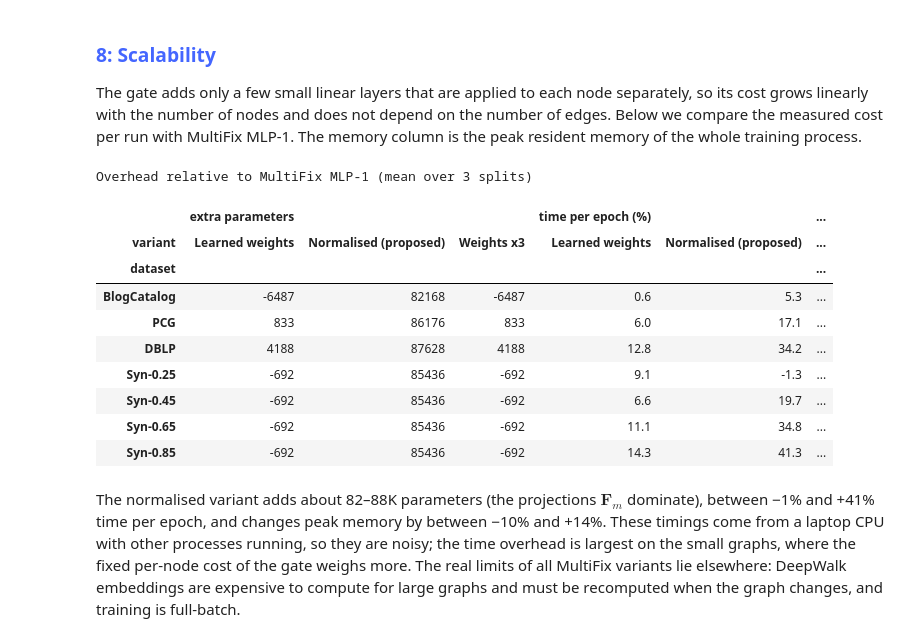
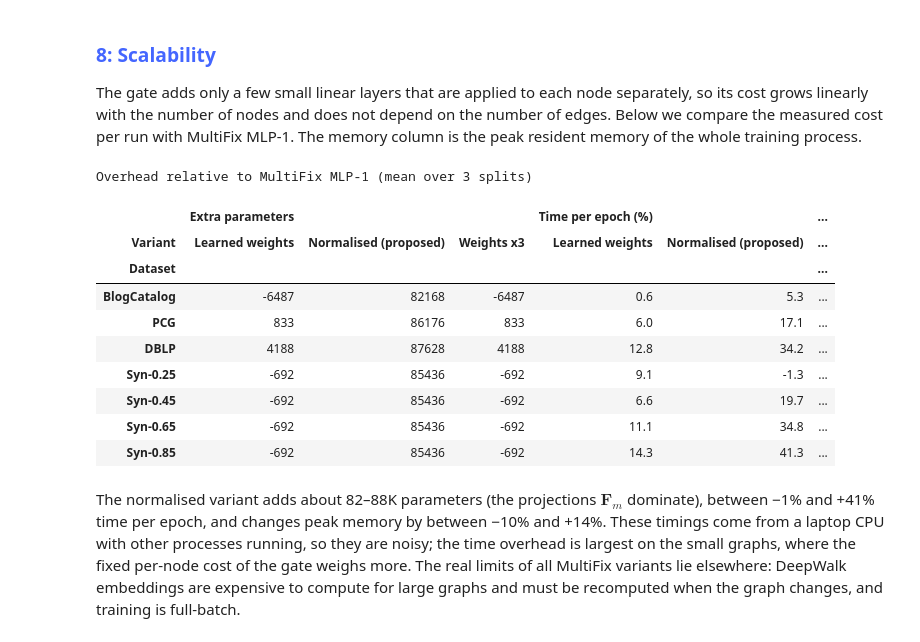
Before and after one commit to TimH149/GraphML, a Jupyter notebook: Project_Notebook.ipynb, the cells around one changed output. Drawn from its saved outputs; the diff is of its cells as text; code cells hidden in the pictures.

```diff
--- a/Project_Notebook.ipynb
+++ b/Project_Notebook.ipynb
@@ -691,23 +692,3 @@ plt.show()
 [figure]
 # %% [markdown]
 **Testing H1.** H1 concerns the datasets on which a simple baseline (GCN, MajorityVote or CorGCN) beats GNN-MultiFix. On those datasets, weighting should improve **each** of AP, macro-F1 and AUROC by at least 10% relative to MultiFix. Below we list, for every dataset, which metrics a baseline wins on and the relative change of each weighting variant on each metric. Then we check whether the ≥10% criterion holds for all three metrics at once.
-# %%
-baseline_names = list(BASELINES["test_ap_macro"])
-rel_rows, h1_rows = [], []
-for d in DATASETS:
-    beaten_on = [METRICS[m] for m in METRICS
-                 if max(tables[m].loc[b, d] for b in baseline_names) > tables[m].loc["MultiFix MLP-1", d]]
-    for v in MAIN[1:]:
-        change = {METRICS[m]: 100 * (tables[m].loc[v, d] / tables[m].loc["MultiFix MLP-1", d] - 1) for m in METRICS}
-        rel_rows.append({"dataset": NAMES[d], "variant": v, **{k: round(c, 1) for k, c in change.items()}})
-        h1_rows.append({"dataset": NAMES[d], "variant": v,
-                        "baseline beats MultiFix on": ", ".join(beaten_on) or "-",
-                        "metrics with >= +10%": ", ".join(k for k, c in change.items() if c >= 10) or "-",
-                        "H1 holds": bool(beaten_on) and all(c >= 10 for c in change.values())})
-
-print("Relative change (%) of each weighting variant w.r.t. MultiFix MLP-1 (test, mean over splits):")
-display(pd.DataFrame(rel_rows).pivot(index="variant", columns="dataset", values=list(METRICS.values()))
-        .reindex(columns=[NAMES[d] for d in DATASETS], level=1))
-h1 = pd.DataFrame(h1_rows)
-display(h1[h1["variant"] == "Normalised (proposed)"].set_index("dataset").drop(columns="variant"))
-print("Datasets where any weighting variant satisfies H1:", list(h1.loc[h1["H1 holds"], "dataset"].unique()) or "None")
@@ -928,15 +937,15 @@ Spearman correlations on the test nodes with degree > 0, mean over the 3 splits
 g = nodes[(nodes["ds"] == "hyper_homo045") & (nodes["split"] == 0) & (nodes["degree"] > 0)]
 fig, axes = plt.subplots(1, 2, figsize=(10, 3.4), dpi=300, sharey=True)
 axes[0].scatter(g["local_homophily"], g["w_label"], s=10, alpha=0.5, color=MODULE_COLORS["label"], edgecolors="none")
-axes[0].set_xlabel("local label homophily")
-axes[0].set_ylabel(r"label-module weight $\alpha^L_i$")
+axes[0].set_xlabel("Local label homophily")
+axes[0].set_ylabel(r"Label-module weight $\alpha^L_i$")
 axes[1].scatter(g["degree"], g["w_label"], s=10, alpha=0.5, color=MODULE_COLORS["label"], edgecolors="none")
 axes[1].set_xscale("log")
-axes[1].set_xlabel("degree (log)")
+axes[1].set_xlabel("Degree (log)")
 for ax, col in zip(axes, ["local_homophily", "degree"]):
     r = spearmanr(g[col], g["w_label"]).correlation
     ax.text(0.03, 0.92, rf"Spearman $\rho$ = {r:+.2f}", transform=ax.transAxes)
-fig.suptitle("Syn-0.45, split 0: test nodes of the normalised variant", fontsize=9)
+fig.suptitle("Syn-0.45, split 0: Test nodes of the Normalised variant", fontsize=9)
 plt.tight_layout()
 plt.show()
 # %% [output]
@@ -1004,22 +1013,22 @@ The gate adds only a few small linear layers that are applied to each node separ
 # %%
 cost = runs[runs["variant"].isin(MAIN)].groupby(["ds", "variant"]).agg(
     params=("num_params", "first"), sec_per_epoch=("sec_per_epoch", "mean"), peak_rss=("peak_rss", "mean"))
 ref = cost.xs("MultiFix MLP-1", level="variant")
 rows = []
 for (d, v), r in cost.iterrows():
     if v == "MultiFix MLP-1":
         continue
-    rows.append({"dataset": NAMES[d], "variant": v, "extra parameters": int(r["params"] - ref.loc[d, "params"]),
-                 "time per epoch (%)": round(100 * (r["sec_per_epoch"] / ref.loc[d, "sec_per_epoch"] - 1), 1),
-                 "peak memory (%)": round(100 * (r["peak_rss"] / ref.loc[d, "peak_rss"] - 1), 1)})
-cost_table = pd.DataFrame(rows).pivot(index="dataset", columns="variant").reindex([NAMES[d] for d in DATASETS])
+    rows.append({"Dataset": NAMES[d], "Variant": v, "Extra parameters": int(r["params"] - ref.loc[d, "params"]),
+                 "Time per epoch (%)": round(100 * (r["sec_per_epoch"] / ref.loc[d, "sec_per_epoch"] - 1), 1),
+                 "Peak memory (%)": round(100 * (r["peak_rss"] / ref.loc[d, "peak_rss"] - 1), 1)})
+cost_table = pd.DataFrame(rows).pivot(index="Dataset", columns="Variant").reindex([NAMES[d] for d in DATASETS])
 print("Overhead relative to MultiFix MLP-1 (mean over 3 splits)")
 cost_table
 # %% [output]
 Overhead relative to MultiFix MLP-1 (mean over 3 splits)
-|  | extra parameters |  |  | time per epoch (%) |  | ... |
-| variant | Learned weights | Normalised (proposed) | Weights x3 | Learned weights | Normalised (proposed) | ... |
-| dataset |  |  |  |  |  | ... |
+|  | Extra parameters |  |  | Time per epoch (%) |  | ... |
+| Variant | Learned weights | Normalised (proposed) | Weights x3 | Learned weights | Normalised (proposed) | ... |
+| Dataset |  |  |  |  |  | ... |
 | BlogCatalog | -6487 | 82168 | -6487 | 0.6 | 5.3 | ... |
 | PCG | 833 | 86176 | 833 | 6.0 | 17.1 | ... |
 | DBLP | 4188 | 87628 | 4188 | 12.8 | 34.2 | ... |
```
Also changed, not shown: parts of 12 cells of this notebook.
